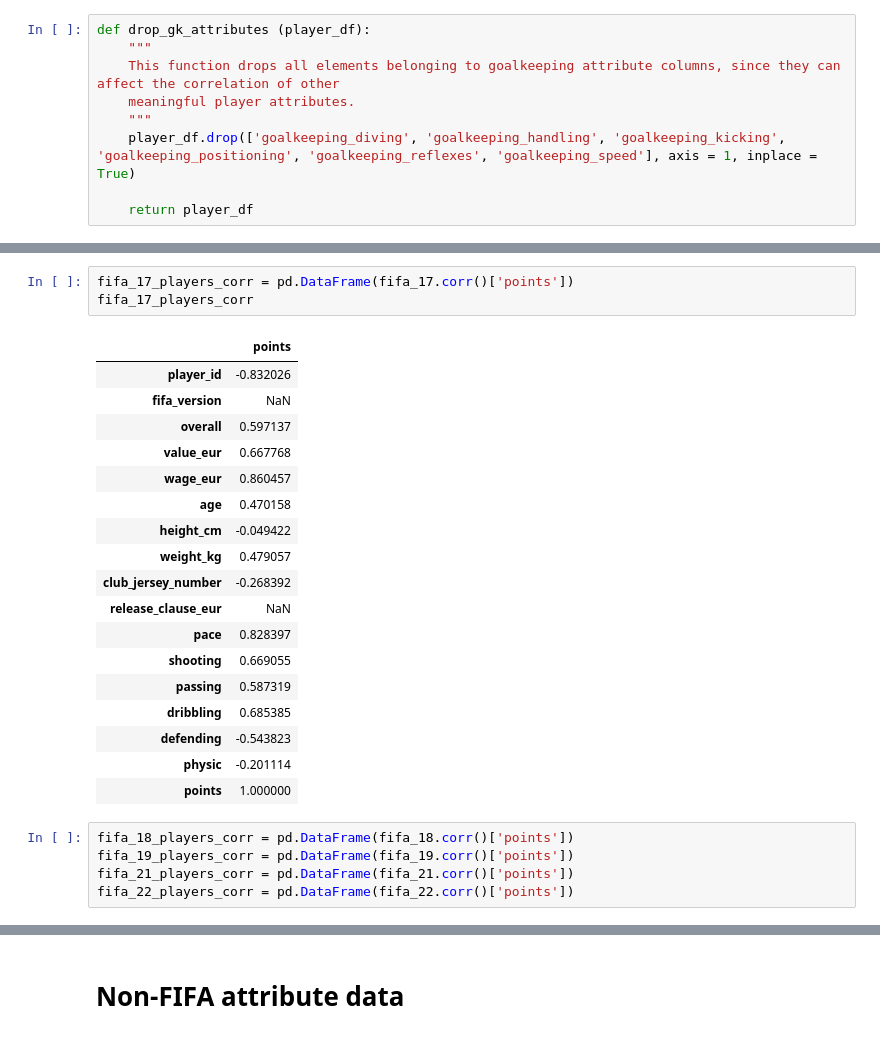
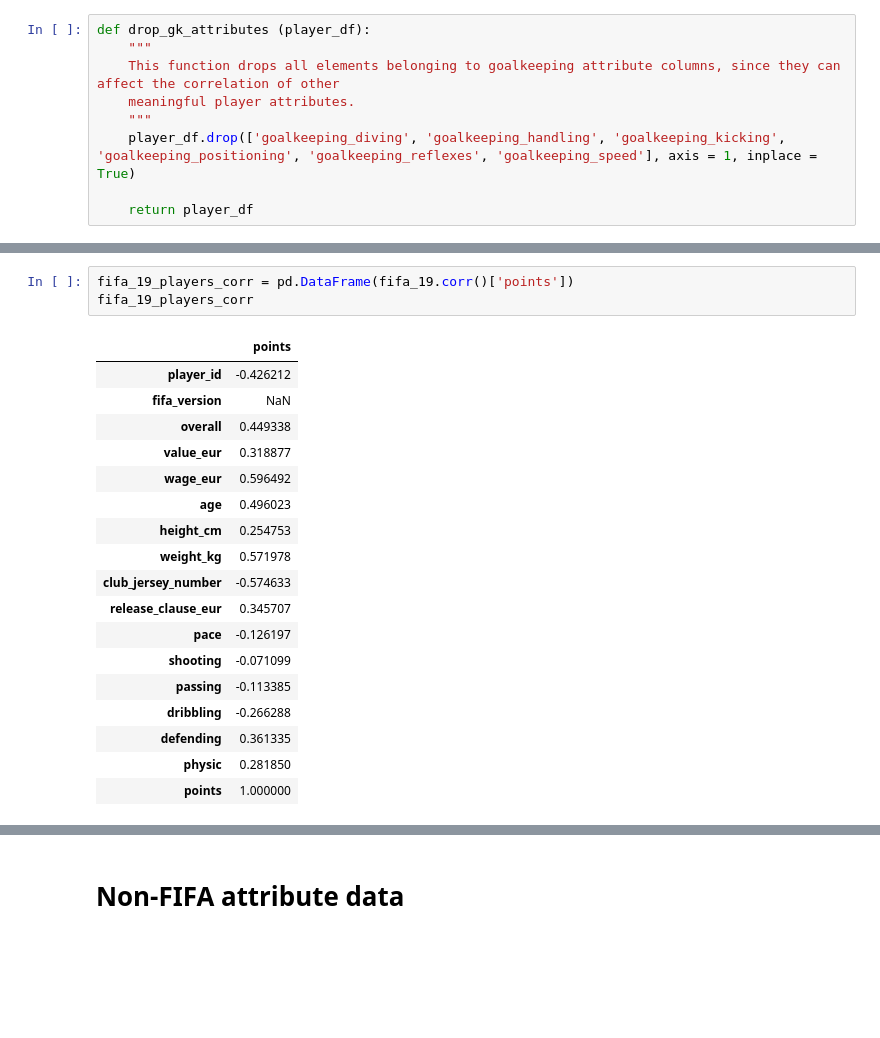
Before and after one commit to gerardrius/Gerard-project-II-v2, a Jupyter notebook: ipynb_files/visualizations.ipynb, the cells around one changed output, grey strips where cells are left out. Saved outputs shown, nothing was run; the diff lists cells and outputs as text; blank space fills up the shorter version.

```diff
--- a/ipynb_files/visualizations.ipynb
+++ b/ipynb_files/visualizations.ipynb
@@ -109,27 +93,22 @@ fifa_22 = drop_gk_attributes(fifa_22)
 # %%
-fifa_17_players_corr = pd.DataFrame(fifa_17.corr()['points'])
-fifa_17_players_corr
+fifa_19_players_corr = pd.DataFrame(fifa_19.corr()['points'])
+fifa_19_players_corr
 # %% [output]
 |  | points |
-| player_id | -0.832026 |
+| player_id | -0.426212 |
 | fifa_version | NaN |
-| overall | 0.597137 |
-| value_eur | 0.667768 |
-| wage_eur | 0.860457 |
-| age | 0.470158 |
-| height_cm | -0.049422 |
-| weight_kg | 0.479057 |
-| club_jersey_number | -0.268392 |
-| release_clause_eur | NaN |
-| pace | 0.828397 |
-| shooting | 0.669055 |
-| passing | 0.587319 |
-| dribbling | 0.685385 |
-| defending | -0.543823 |
-| physic | -0.201114 |
+| overall | 0.449338 |
+| value_eur | 0.318877 |
+| wage_eur | 0.596492 |
+| age | 0.496023 |
+| height_cm | 0.254753 |
+| weight_kg | 0.571978 |
+| club_jersey_number | -0.574633 |
+| release_clause_eur | 0.345707 |
+| pace | -0.126197 |
+| shooting | -0.071099 |
+| passing | -0.113385 |
+| dribbling | -0.266288 |
+| defending | 0.361335 |
+| physic | 0.281850 |
 | points | 1.000000 |
-# %%
-fifa_18_players_corr = pd.DataFrame(fifa_18.corr()['points'])
-fifa_19_players_corr = pd.DataFrame(fifa_19.corr()['points'])
-fifa_21_players_corr = pd.DataFrame(fifa_21.corr()['points'])
-fifa_22_players_corr = pd.DataFrame(fifa_22.corr()['points'])
```
Also changed, not shown: parts of 53 cells of this notebook, 2 other files.
